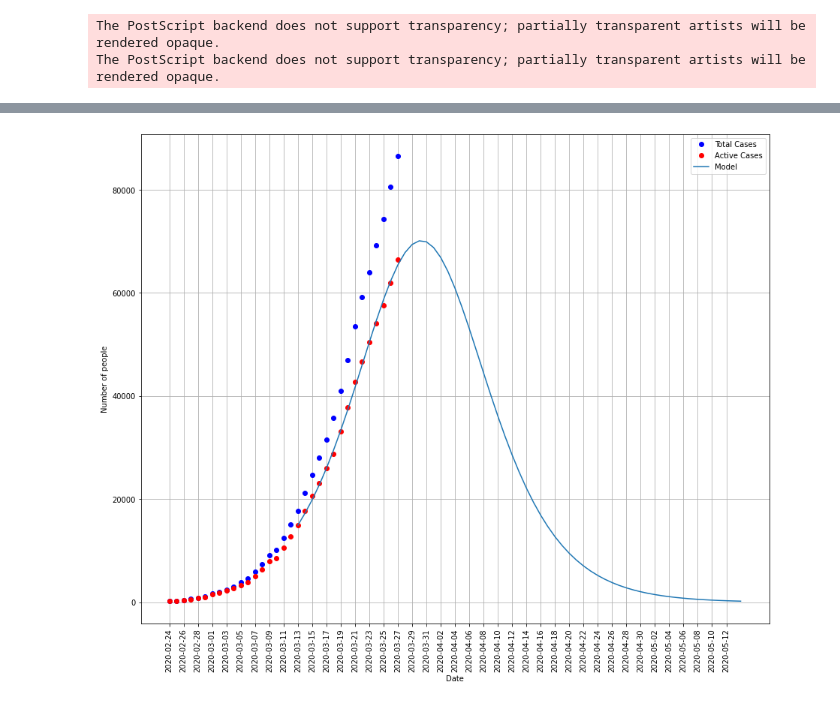
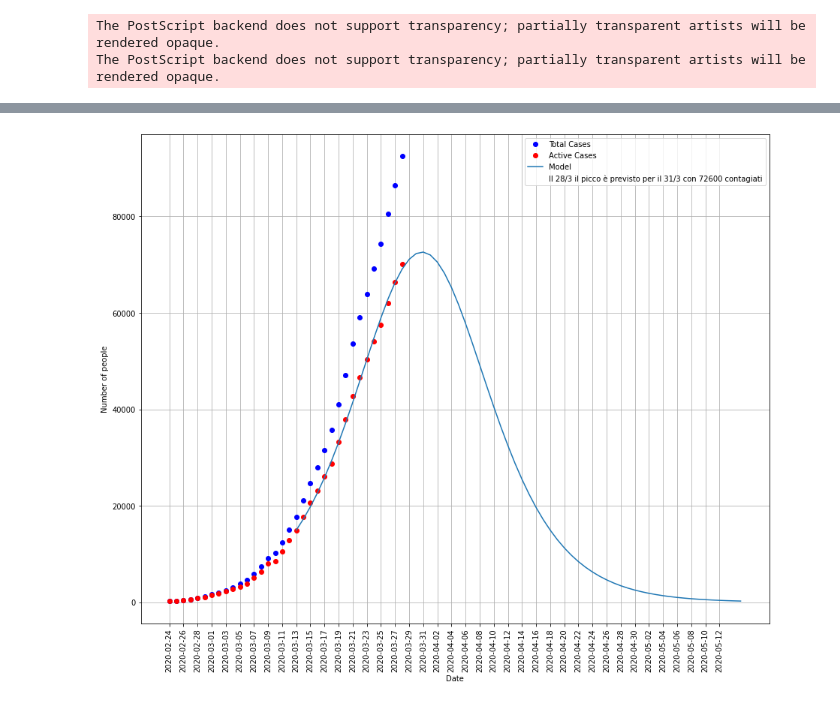
Before and after one commit to FaoTom/Covid19, a Jupyter notebook: COV.ipynb, the cells around one changed output, grey strips where cells are left out. Saved outputs shown, nothing was run; the diff lists cells and outputs as text; code cells hidden in the pictures.

Commit message:
aggiunta legenda e aggiornato al 28-03

```diff
--- a/COV.ipynb
+++ b/COV.ipynb
@@ -155,6 +157,7 @@ fit=modelI(t,trans,recov)
 fitpre=modelIpre(tpre,trans,recov)
 fig2=plt.figure(figsize=(15,12))
 tot=fig2.add_subplot(1,1,1)
+
 tot.plot(mdate_list,
          data['totale_attualmente_positivi']*60483973+data['dimessi_guariti']+data['deceduti'],
          'bo',
@@ -168,6 +171,22 @@ tot.plot(date_list,
          '-',
          label='Model')
 
+s=fit*60483973
+s=s.tolist()
+ymax = max(s)
+xpos = s.index(ymax)
+xmax = date_list[xpos]
+
+previsione = ("Il " +
+             str(datetime.datetime.today().day) +"/"+ str(datetime.datetime.today().month)+
+             " il picco è previsto per il "+
+             str(xmax.day)+"/"+str(xmax.month) +
+             " con "+
+             str(round(ymax))+
+             " contagiati")
+tot.plot([], [], ' ', label=previsione)
+
+
 tot.legend()
 tot.set_xlabel('Date')
 tot.set_ylabel('Number of people')
@@ -175,14 +194,8 @@ tot.set_xticks([base2 + datetime.timedelta(days=2*x) for x in range(40)])
 plt.setp(tot.xaxis.get_majorticklabels(), rotation=90)
 tot.grid(True)
 
-s=fit*60483973
-s=s.tolist()
-ymax = max(s)
-xpos = s.index(ymax)
-xmax = date_list[xpos]
-print("Il", str(datetime.datetime.today().day) +"/"+ str(datetime.datetime.today().month),"il picco è previsto il", xmax ,"con un numero di contagiati di:", ymax)
+
 fig2.savefig('contagi.eps',format='eps')
-fig2.savefig('contagi.jpg',format='jpg')
 # %% [output]
 The PostScript backend does not support transparency; partially transparent artists will be rendered opaque.
 The PostScript backend does not support transparency; partially transparent artists will be rendered opaque.
@@ -190,4 +202,4 @@ Il 28/3 il picco è previsto il 2020-03-30 00:00:00 con un numero di contagiati
-[figure, old version]
+[figure, new version]
 # %%
 p
 # %% [output]
```
Also changed, not shown: parts of 7 cells of this notebook.
